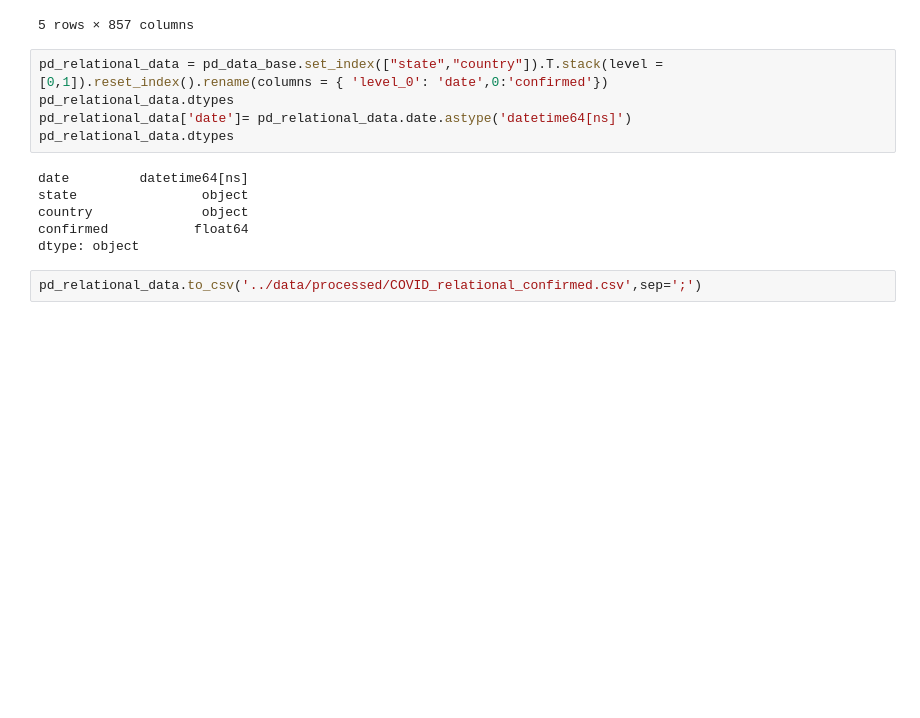
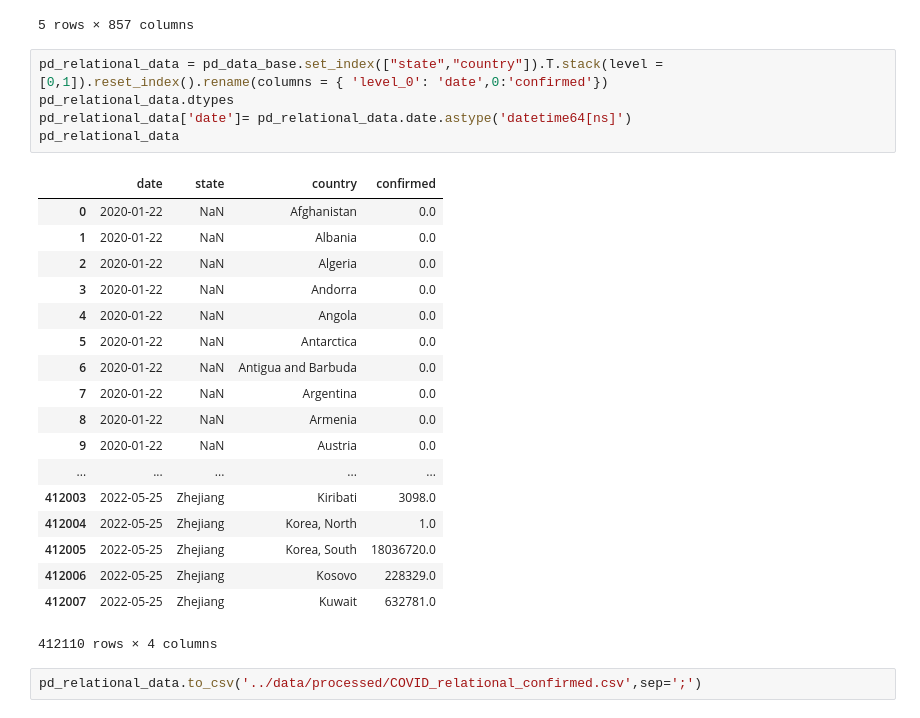
Before and after one commit to srinuSDV/ads_covid_19, a Jupyter notebook: notebooks/Data_Preparation.ipynb, the cells around one changed output. Saved outputs shown, nothing was run; the diff lists cells and outputs as text; blank space fills up the shorter version.

```diff
--- a/notebooks/Data_Preparation.ipynb
+++ b/notebooks/Data_Preparation.ipynb
@@ -167,14 +173,27 @@ pd_data_base.head()
 # %%
 pd_relational_data = pd_data_base.set_index(["state","country"]).T.stack(level = [0,1]).reset_index().rename(columns = { 'level_0': 'date',0:'confirmed'})
 pd_relational_data.dtypes
 pd_relational_data['date']= pd_relational_data.date.astype('datetime64[ns]')
-pd_relational_data.dtypes
+pd_relational_data
 # %% [output]
+|  | date | state | country | confirmed |
+| 0 | 2020-01-22 | NaN | Afghanistan | 0.0 |
+| 1 | 2020-01-22 | NaN | Albania | 0.0 |
+| 2 | 2020-01-22 | NaN | Algeria | 0.0 |
+| 3 | 2020-01-22 | NaN | Andorra | 0.0 |
+| 4 | 2020-01-22 | NaN | Angola | 0.0 |
+| 5 | 2020-01-22 | NaN | Antarctica | 0.0 |
+| 6 | 2020-01-22 | NaN | Antigua and Barbuda | 0.0 |
+| 7 | 2020-01-22 | NaN | Argentina | 0.0 |
+| 8 | 2020-01-22 | NaN | Armenia | 0.0 |
+| 9 | 2020-01-22 | NaN | Austria | 0.0 |
+| ... | ... | ... | ... | ... |
+| 412003 | 2022-05-25 | Zhejiang | Kiribati | 3098.0 |
+| 412004 | 2022-05-25 | Zhejiang | Korea, North | 1.0 |
+| 412005 | 2022-05-25 | Zhejiang | Korea, South | 18036720.0 |
+| 412006 | 2022-05-25 | Zhejiang | Kosovo | 228329.0 |
+| 412007 | 2022-05-25 | Zhejiang | Kuwait | 632781.0 |
-date         datetime64[ns]
-state                object
-country              object
-confirmed           float64
-dtype: object
+412110 rows × 4 columns
 # %%
 pd_relational_data.to_csv('../data/processed/COVID_relational_confirmed.csv',sep=';')
 # %%
```
Also changed, not shown: parts of 13 cells of this notebook.
